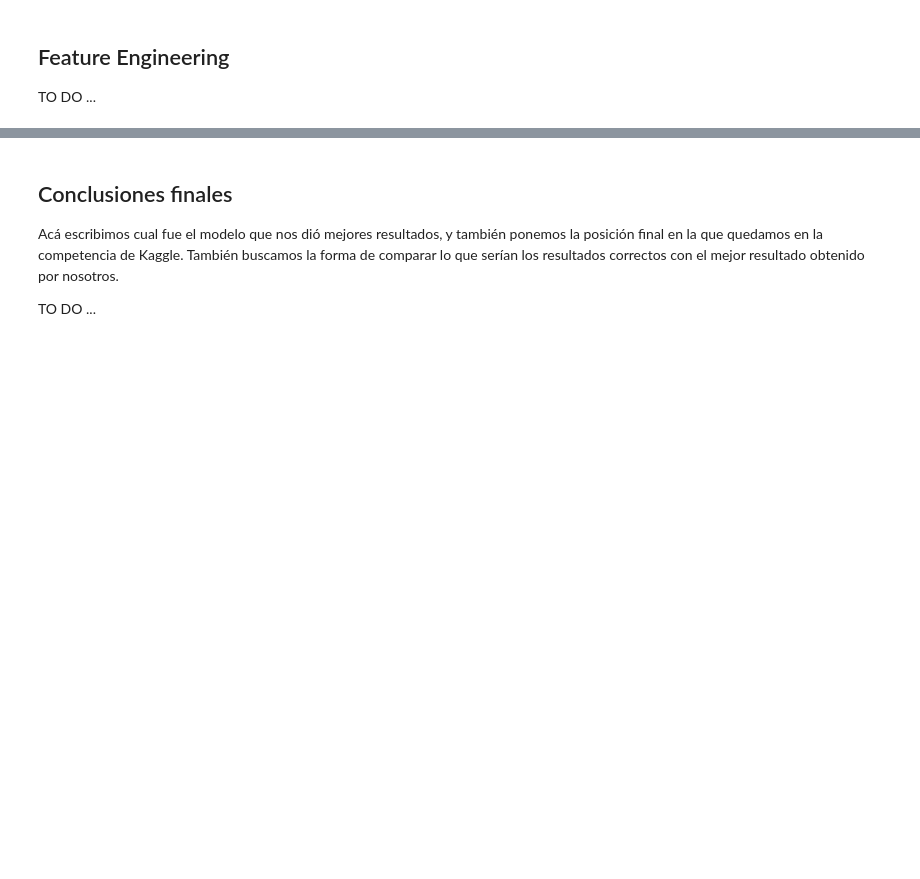
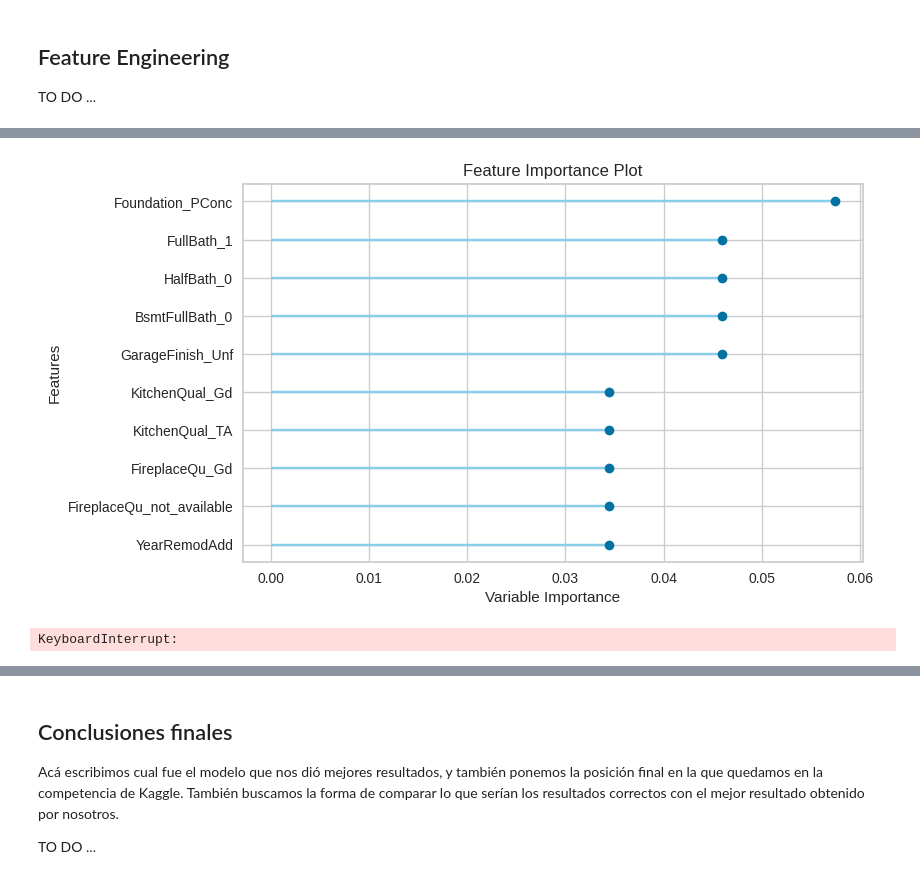
Before and after one commit to fedepenic/Tecnologias-Emergentes-Machine-Learning, a Jupyter notebook: TrabajoPracticoTecnologiasEmergentes.ipynb, the cells around one changed output, grey strips where cells are left out. Saved outputs shown, nothing was run; the diff lists cells and outputs as text; code cells hidden in the pictures; blank space fills up the shorter version.

```diff
--- a/TrabajoPracticoTecnologiasEmergentes.ipynb
+++ b/TrabajoPracticoTecnologiasEmergentes.ipynb
@@ -206,0 +400,8 @@ TO DO ...
+# %%
+plot_model(tuned_rf, plot='feature')
+# %% [output]
+[figure, added]
+# %%
+plot_model(tuned_rf, plot = 'confusion_matrix')
+# %% [output]
+KeyboardInterrupt:
```
Also changed, not shown: parts of 30 cells of this notebook.
